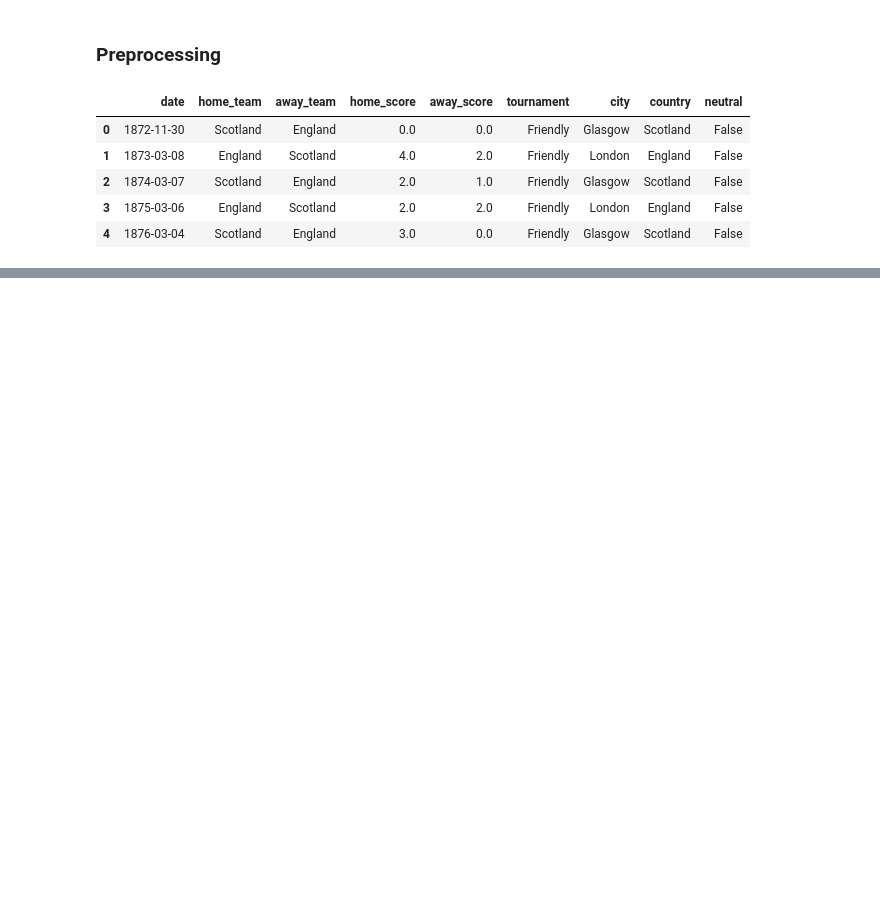
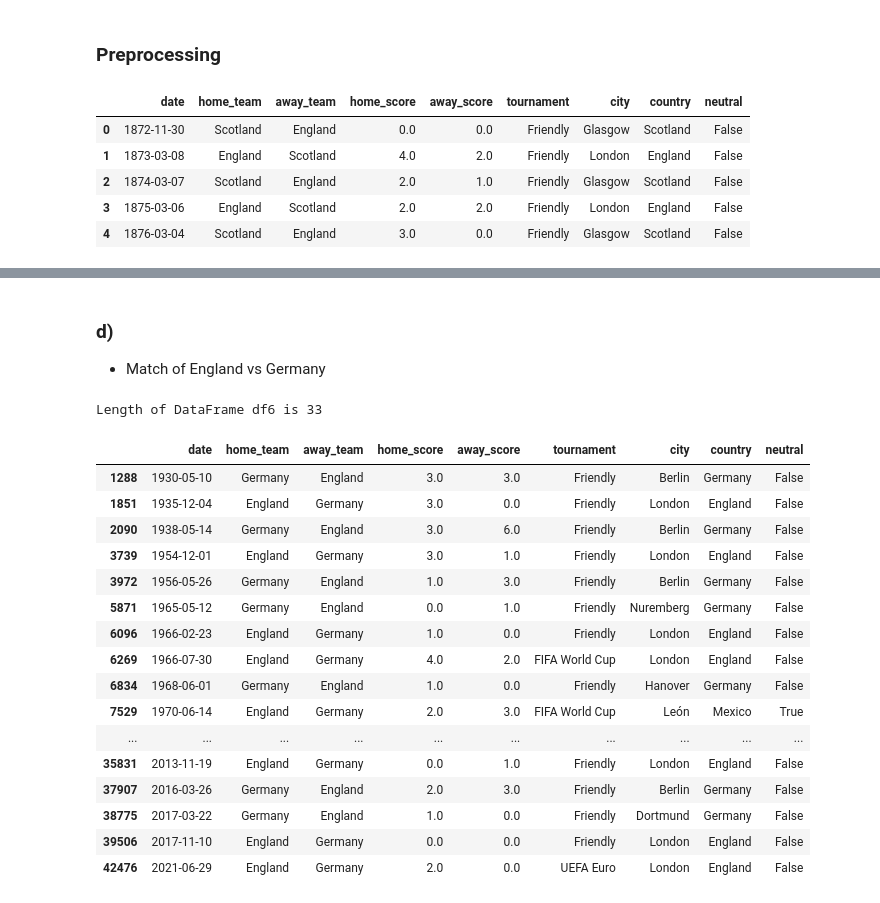
Before and after one commit to KohSiXing/Feature-Engineering-for-Machine-Learning, a Jupyter notebook: BT3017 Tutorial 1.ipynb, the cells around one changed output, grey strips where cells are left out. Saved outputs shown, nothing was run; the diff lists cells and outputs as text; code cells hidden in the pictures; blank space fills up the shorter version.

```diff
--- a/BT3017 Tutorial 1.ipynb
+++ b/BT3017 Tutorial 1.ipynb
@@ -22,0 +80,29 @@ df.head()
+# %% [markdown]
+### d)
+
+- Match of England vs Germany
+# %%
+countries2 = ["England", "Germany"]
+
+df6 = df[df["home_team"].isin(countries2) & df["away_team"].isin(countries2)]
+print("Length of DataFrame df6 is",len(df6.index))
+df6
+# %% [output]
+Length of DataFrame df6 is 33
+|  | date | home_team | away_team | home_score | away_score | tournament | city | country | neutral |
+| 1288 | 1930-05-10 | Germany | England | 3.0 | 3.0 | Friendly | Berlin | Germany | False |
+| 1851 | 1935-12-04 | England | Germany | 3.0 | 0.0 | Friendly | London | England | False |
+| 2090 | 1938-05-14 | Germany | England | 3.0 | 6.0 | Friendly | Berlin | Germany | False |
+| 3739 | 1954-12-01 | England | Germany | 3.0 | 1.0 | Friendly | London | England | False |
+| 3972 | 1956-05-26 | Germany | England | 1.0 | 3.0 | Friendly | Berlin | Germany | False |
+| 5871 | 1965-05-12 | Germany | England | 0.0 | 1.0 | Friendly | Nuremberg | Germany | False |
+| 6096 | 1966-02-23 | England | Germany | 1.0 | 0.0 | Friendly | London | England | False |
+| 6269 | 1966-07-30 | England | Germany | 4.0 | 2.0 | FIFA World Cup | London | England | False |
+| 6834 | 1968-06-01 | Germany | England | 1.0 | 0.0 | Friendly | Hanover | Germany | False |
+| 7529 | 1970-06-14 | England | Germany | 2.0 | 3.0 | FIFA World Cup | León | Mexico | True |
+| ... | ... | ... | ... | ... | ... | ... | ... | ... | ... |
+| 35831 | 2013-11-19 | England | Germany | 0.0 | 1.0 | Friendly | London | England | False |
+| 37907 | 2016-03-26 | Germany | England | 2.0 | 3.0 | Friendly | Berlin | Germany | False |
+| 38775 | 2017-03-22 | Germany | England | 1.0 | 0.0 | Friendly | Dortmund | Germany | False |
+| 39506 | 2017-11-10 | England | Germany | 0.0 | 0.0 | Friendly | London | England | False |
+| 42476 | 2021-06-29 | England | Germany | 2.0 | 0.0 | UEFA Euro | London | England | False |
```
Also changed, not shown: parts of 21 cells of this notebook.
